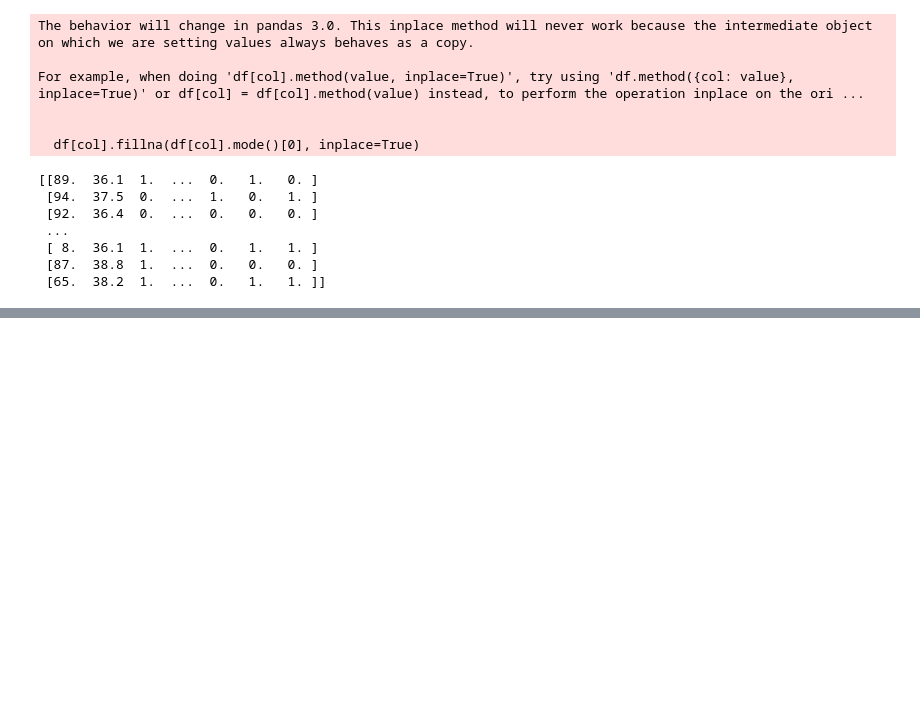
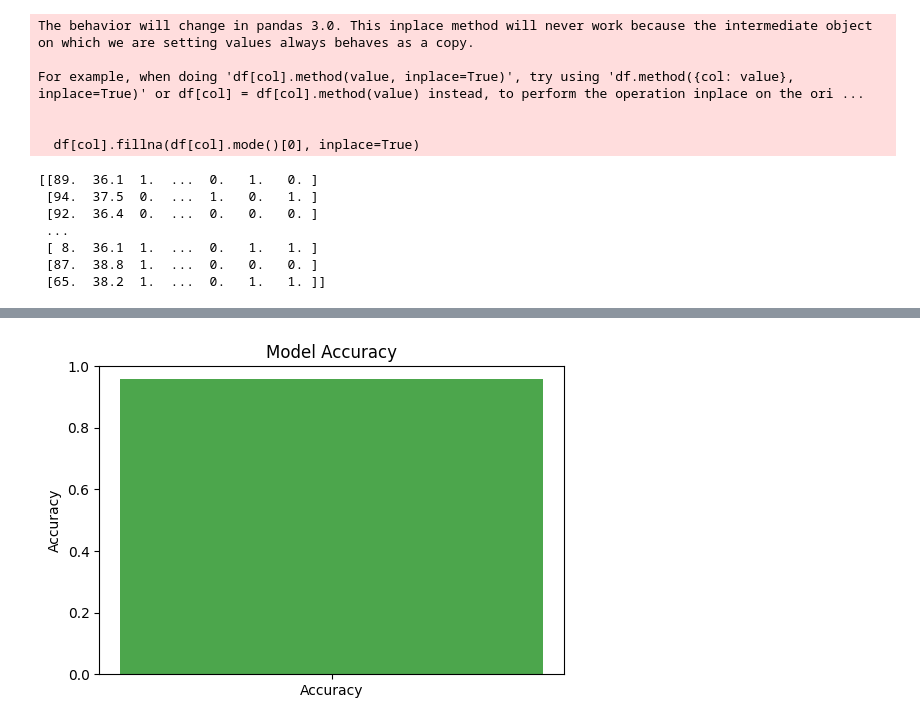
Before and after one commit to xympyo/prediver_software, a Jupyter notebook: python/dataCleaning.ipynb, the cells around one changed output, grey strips where cells are left out. Drawn from its saved outputs; the diff is of its cells as text; code cells hidden in the pictures; blank space fills up the shorter version.

```diff
--- a/python/dataCleaning.ipynb
+++ b/python/dataCleaning.ipynb
@@ -137,6 +173,16 @@ RandomForestClassifier(max_depth=5, random_state=42)
 y_pred = model.predict(x_test)
 # %%
 accuracy = accuracy_score(y_test, y_pred)
+# %%
+# Plot the accuracy score as a bar
+plt.figure(figsize=(6, 4))
+plt.bar(["Accuracy"], [accuracy], color="green", alpha=0.7)
+plt.ylim(0, 1)  # Set y-axis range to [0, 1]
+plt.title("Model Accuracy")
+plt.ylabel("Accuracy")
+plt.show()
+# %% [output]
+[figure, added]
 # %%
 def get_user_input():
     print("Please enter the following details:")
```
Also changed, not shown: parts of 11 cells of this notebook, 3 other files.
